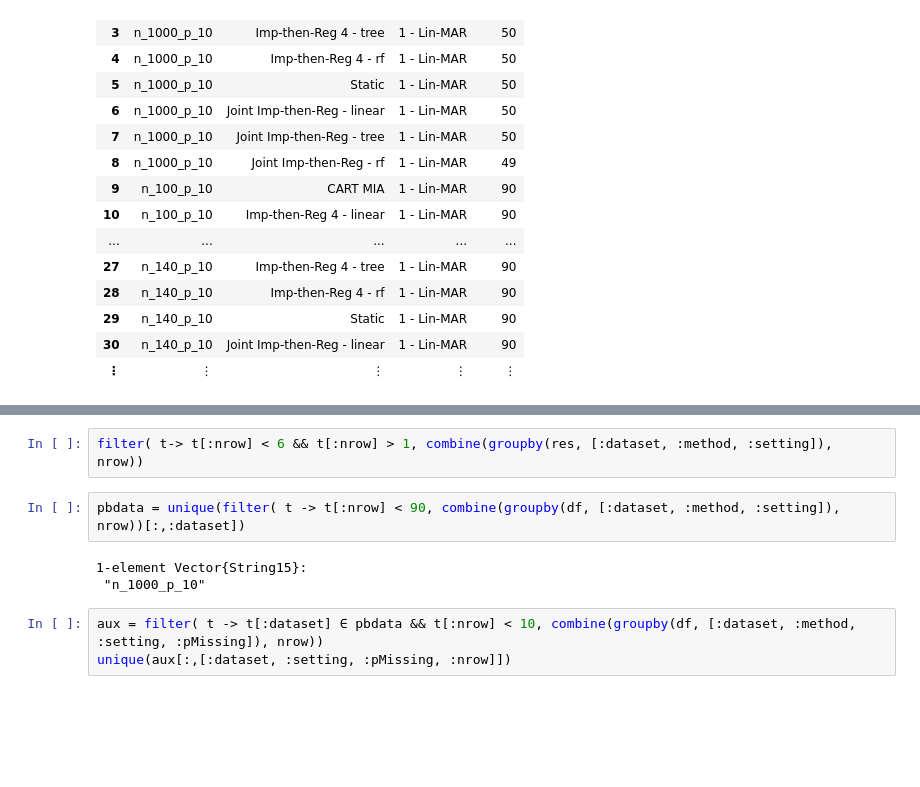
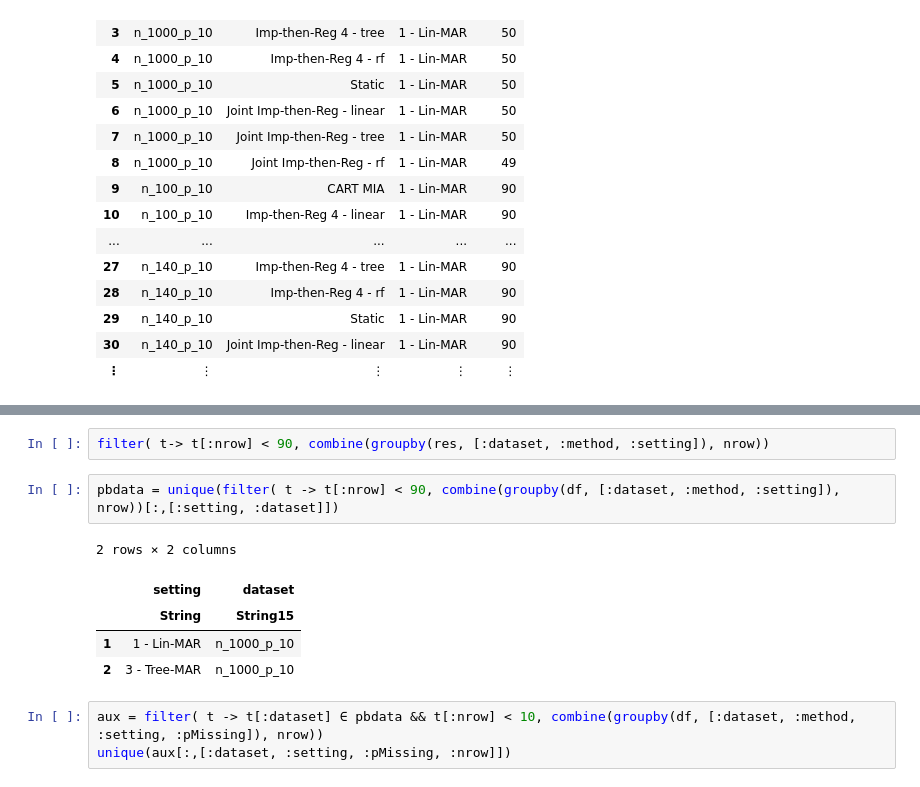
Before and after one commit to adelarue/PMD, a Jupyter notebook: results/Compile results together.ipynb, the cells around one changed output, grey strips where cells are left out. Cells and saved outputs as stored; diff of their text form; blank space fills up the shorter version.

```diff
--- a/results/Compile results together.ipynb
+++ b/results/Compile results together.ipynb
@@ -279,10 +288,13 @@ combine(groupby(df, [:dataset, :method, :setting]), nrow)
 # %%
-filter( t-> t[:nrow] < 6 && t[:nrow] > 1, combine(groupby(res, [:dataset, :method, :setting]), nrow))
+filter( t-> t[:nrow] < 90, combine(groupby(res, [:dataset, :method, :setting]), nrow))
 # %%
-pbdata = unique(filter( t -> t[:nrow] < 90, combine(groupby(df, [:dataset, :method, :setting]), nrow))[:,:dataset])
+pbdata = unique(filter( t -> t[:nrow] < 90, combine(groupby(df, [:dataset, :method, :setting]), nrow))[:,[:setting, :dataset]])
 # %% [output]
-1-element Vector{String15}:
- "n_1000_p_10"
+2 rows × 2 columns
+|  | setting | dataset |
+|  | String | String15 |
+| 1 | 1 - Lin-MAR | n_1000_p_10 |
+| 2 | 3 - Tree-MAR | n_1000_p_10 |
 # %%
 aux = filter( t -> t[:dataset] ∈ pbdata && t[:nrow] < 10, combine(groupby(df, [:dataset, :method, :setting, :pMissing]), nrow))
 unique(aux[:,[:dataset, :setting, :pMissing, :nrow]])
```
Also changed, not shown: parts of 5 cells of this notebook, 3 other files.
